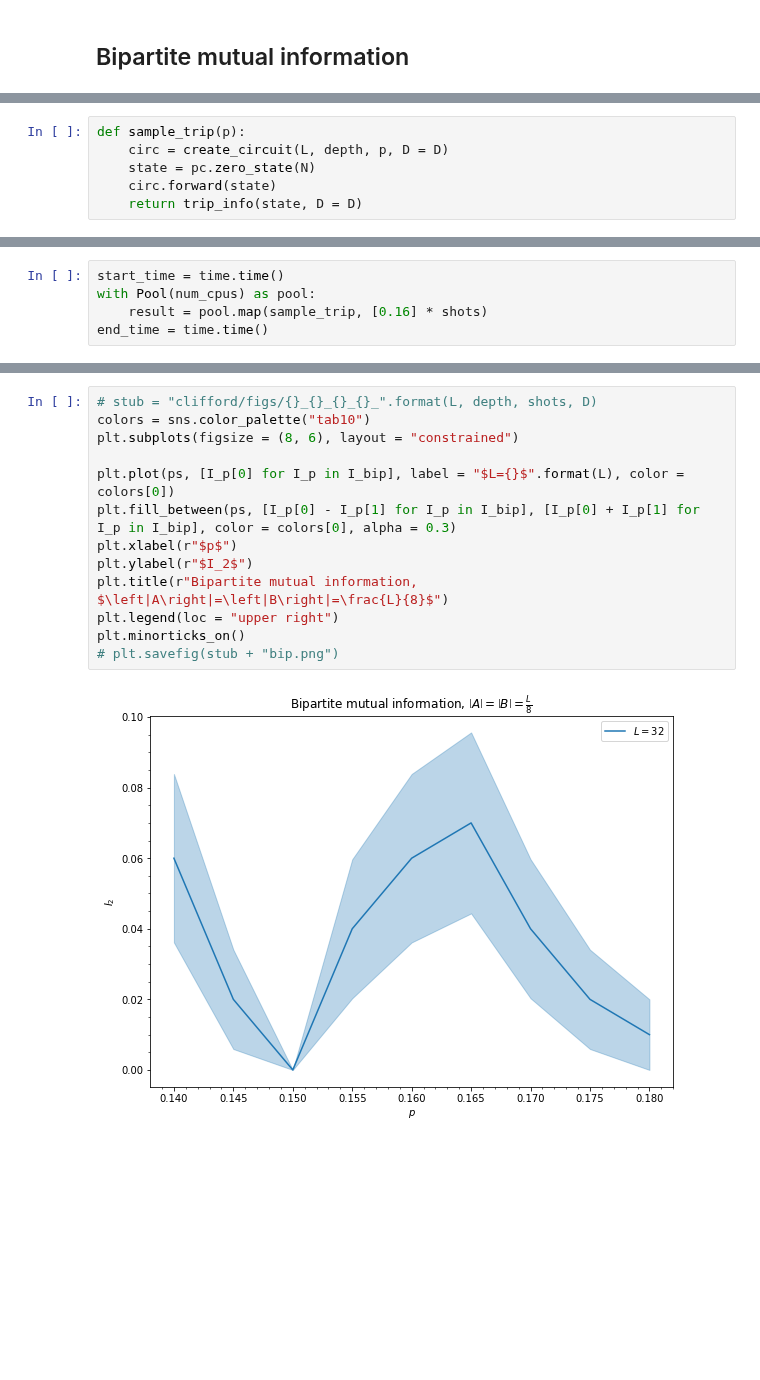
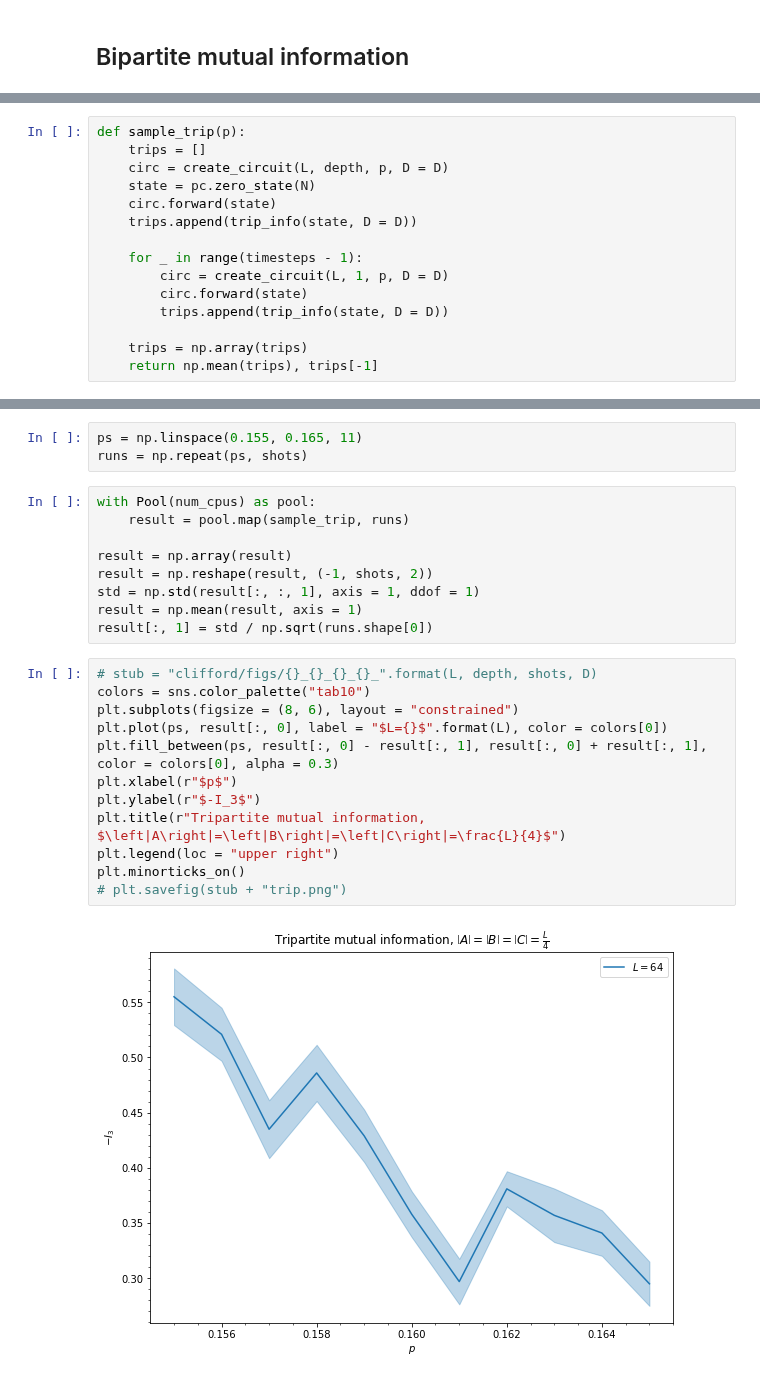
Before and after one commit to DanDan0101/clifford, a Jupyter notebook: dev_qudits.ipynb, the cells around one changed output, grey strips where cells are left out. Drawn from its saved outputs; the diff is of its cells as text; blank space fills up the shorter version.

Commit message:
Implement multiprocessing and time-averaging

```diff
--- a/dev_qudits.ipynb
+++ b/dev_qudits.ipynb
@@ -271,7 +302,16 @@ D = 1
 N = L * D
 # %%
 def sample_trip(p):
+    trips = []
     circ = create_circuit(L, depth, p, D = D)
     state = pc.zero_state(N)
     circ.forward(state)
-    return trip_info(state, D = D)
+    trips.append(trip_info(state, D = D))
+
+    for _ in range(timesteps - 1):
+        circ = create_circuit(L, 1, p, D = D)
+        circ.forward(state)
+        trips.append(trip_info(state, D = D))
+
+    trips = np.array(trips)
+    return np.mean(trips), trips[-1]
@@ -285,5 +317,0 @@ Benchmarking on 32 qubits, 10k shots:
-# %%
-start_time = time.time()
-with Pool(num_cpus) as pool:
-    result = pool.map(sample_trip, [0.16] * shots)
-end_time = time.time()
@@ -309,15 +318,26 @@ for p in tqdm(ps):
+# %%
+ps = np.linspace(0.155, 0.165, 11)
+runs = np.repeat(ps, shots)
+# %%
+with Pool(num_cpus) as pool:
+    result = pool.map(sample_trip, runs)
+
+result = np.array(result)
+result = np.reshape(result, (-1, shots, 2))
+std = np.std(result[:, :, 1], axis = 1, ddof = 1)
+result = np.mean(result, axis = 1)
+result[:, 1] = std / np.sqrt(runs.shape[0])
 # %%
 # stub = "clifford/figs/{}_{}_{}_{}_".format(L, depth, shots, D)
 colors = sns.color_palette("tab10")
 plt.subplots(figsize = (8, 6), layout = "constrained")
-
-plt.plot(ps, [I_p[0] for I_p in I_bip], label = "$L={}$".format(L), color = colors[0])
-plt.fill_between(ps, [I_p[0] - I_p[1] for I_p in I_bip], [I_p[0] + I_p[1] for I_p in I_bip], color = colors[0], alpha = 0.3)
+plt.plot(ps, result[:, 0], label = "$L={}$".format(L), color = colors[0])
+plt.fill_between(ps, result[:, 0] - result[:, 1], result[:, 0] + result[:, 1], color = colors[0], alpha = 0.3)
 plt.xlabel(r"$p$")
-plt.ylabel(r"$I_2$")
-plt.title(r"Bipartite mutual information, $\left|A\right|=\left|B\right|=\frac{L}{8}$")
+plt.ylabel(r"$-I_3$")
+plt.title(r"Tripartite mutual information, $\left|A\right|=\left|B\right|=\left|C\right|=\frac{L}{4}$")
 plt.legend(loc = "upper right")
 plt.minorticks_on()
-# plt.savefig(stub + "bip.png")
+# plt.savefig(stub + "trip.png")
 # %% [output]
-[figure, old version]
+[figure, new version]
```
Also changed, not shown: parts of 8 cells of this notebook, 2 other files.
